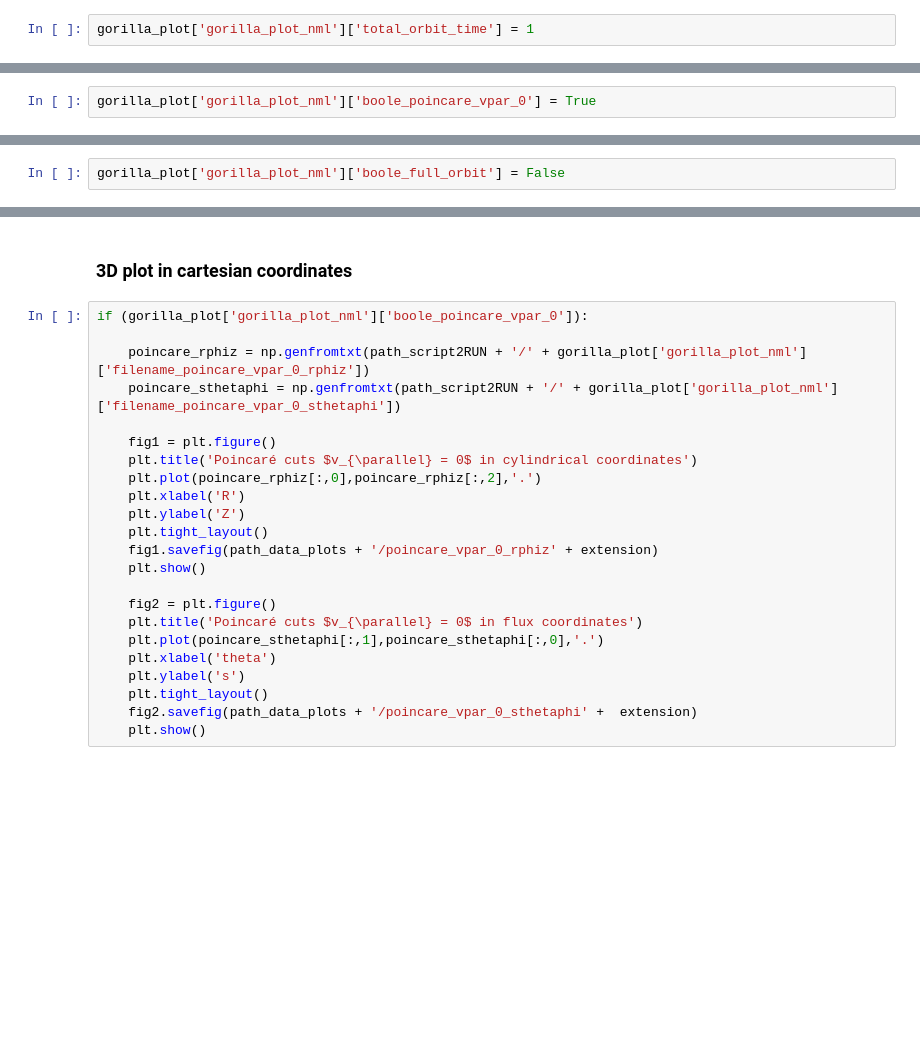
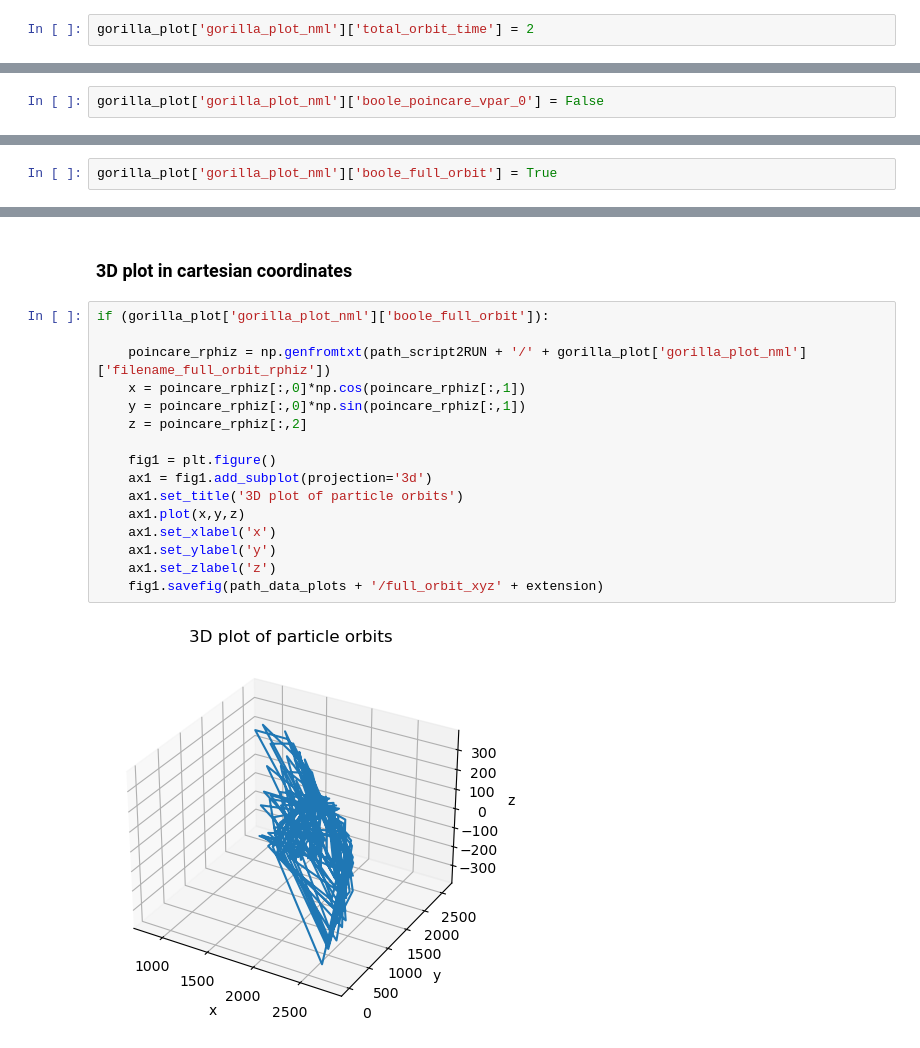
Before and after one commit to itpplasma/GORILLA, a Jupyter notebook: JUPYTER/plotting_tutorial.ipynb, the cells around one changed output, grey strips where cells are left out. Saved outputs shown, nothing was run; the diff lists cells and outputs as text; blank space fills up the shorter version.

Commit message:
trying 3d plot

```diff
--- a/JUPYTER/plotting_tutorial.ipynb
+++ b/JUPYTER/plotting_tutorial.ipynb
@@ -407,7 +407,7 @@ gorilla_plot['gorilla_plot_nml']['i_orbit_options'] = 2
 # %% [markdown]
 ### Total individual orbit flight time for plotting
 # %%
-gorilla_plot['gorilla_plot_nml']['total_orbit_time'] = 1
+gorilla_plot['gorilla_plot_nml']['total_orbit_time'] = 2
 # %% [markdown]
 ### Total energy of particle in eV
 # %%
@@ -435,7 +435,7 @@ gorilla_plot['gorilla_plot_nml']['filename_poincare_phi_0_sthetaphi'] = 'poincar
 # %% [markdown]
 ##### Switch for plotting Poincaré cuts ($v_{\parallel} = 0$)
 # %%
-gorilla_plot['gorilla_plot_nml']['boole_poincare_vpar_0'] = True
+gorilla_plot['gorilla_plot_nml']['boole_poincare_vpar_0'] = False
 # %% [markdown]
 ##### Number of skipped (non-printed) Poincaré cuts ($v_{\parallel} = 0$)
 # %%
@@ -453,7 +453,7 @@ gorilla_plot['gorilla_plot_nml']['filename_poincare_vpar_0_sthetaphi'] = 'poinca
 # %% [markdown]
 ##### Switch for plotting full orbit
 # %%
-gorilla_plot['gorilla_plot_nml']['boole_full_orbit'] = False
+gorilla_plot['gorilla_plot_nml']['boole_full_orbit'] = True
 # %% [markdown]
 ##### Number of skipped (non-printed tetrahedra passings) full orbit
 # %%
@@ -689,25 +686,20 @@ if (gorilla_plot['gorilla_plot_nml']['boole_poincare_vpar_0']):
 # %% [markdown]
 ### 3D plot in cartesian coordinates
-# %%
-if (gorilla_plot['gorilla_plot_nml']['boole_poincare_vpar_0']):
-
-    poincare_rphiz = np.genfromtxt(path_script2RUN + '/' + gorilla_plot['gorilla_plot_nml']['filename_poincare_vpar_0_rphiz'])
-    poincare_sthetaphi = np.genfromtxt(path_script2RUN + '/' + gorilla_plot['gorilla_plot_nml']['filename_poincare_vpar_0_sthetaphi'])
-
-    fig1 = plt.figure()
-    plt.title('Poincaré cuts $v_{\parallel} = 0$ in cylindrical coordinates')
-    plt.plot(poincare_rphiz[:,0],poincare_rphiz[:,2],'.')
-    plt.xlabel('R')
-    plt.ylabel('Z')
-    plt.tight_layout()
-    fig1.savefig(path_data_plots + '/poincare_vpar_0_rphiz' + extension)
-    plt.show()
-
-    fig2 = plt.figure()
-    plt.title('Poincaré cuts $v_{\parallel} = 0$ in flux coordinates')
-    plt.plot(poincare_sthetaphi[:,1],poincare_sthetaphi[:,0],'.')
-    plt.xlabel('theta')
-    plt.ylabel('s')
-    plt.tight_layout()
-    fig2.savefig(path_data_plots + '/poincare_vpar_0_sthetaphi' +  extension)
-    plt.show()
+# %%
+if (gorilla_plot['gorilla_plot_nml']['boole_full_orbit']):
+
+    poincare_rphiz = np.genfromtxt(path_script2RUN + '/' + gorilla_plot['gorilla_plot_nml']['filename_full_orbit_rphiz'])
+    x = poincare_rphiz[:,0]*np.cos(poincare_rphiz[:,1])
+    y = poincare_rphiz[:,0]*np.sin(poincare_rphiz[:,1])
+    z = poincare_rphiz[:,2]
+
+    fig1 = plt.figure()
+    ax1 = fig1.add_subplot(projection='3d')
+    ax1.set_title('3D plot of particle orbits')
+    ax1.plot(x,y,z)
+    ax1.set_xlabel('x')
+    ax1.set_ylabel('y')
+    ax1.set_zlabel('z')
+    fig1.savefig(path_data_plots + '/full_orbit_xyz' + extension)
+# %% [output]
+[figure, added]
```
Also changed, not shown: parts of 2 cells of this notebook.
